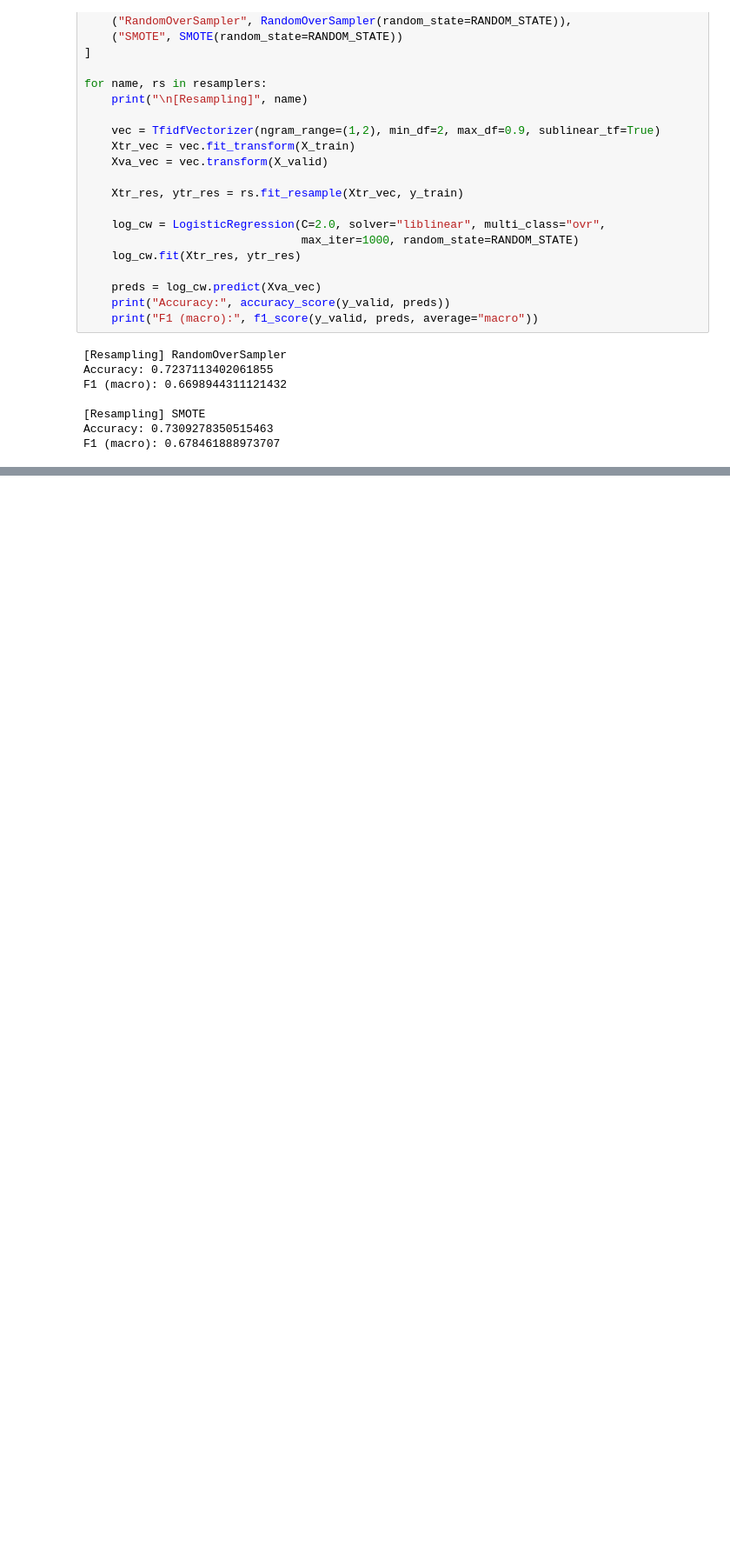
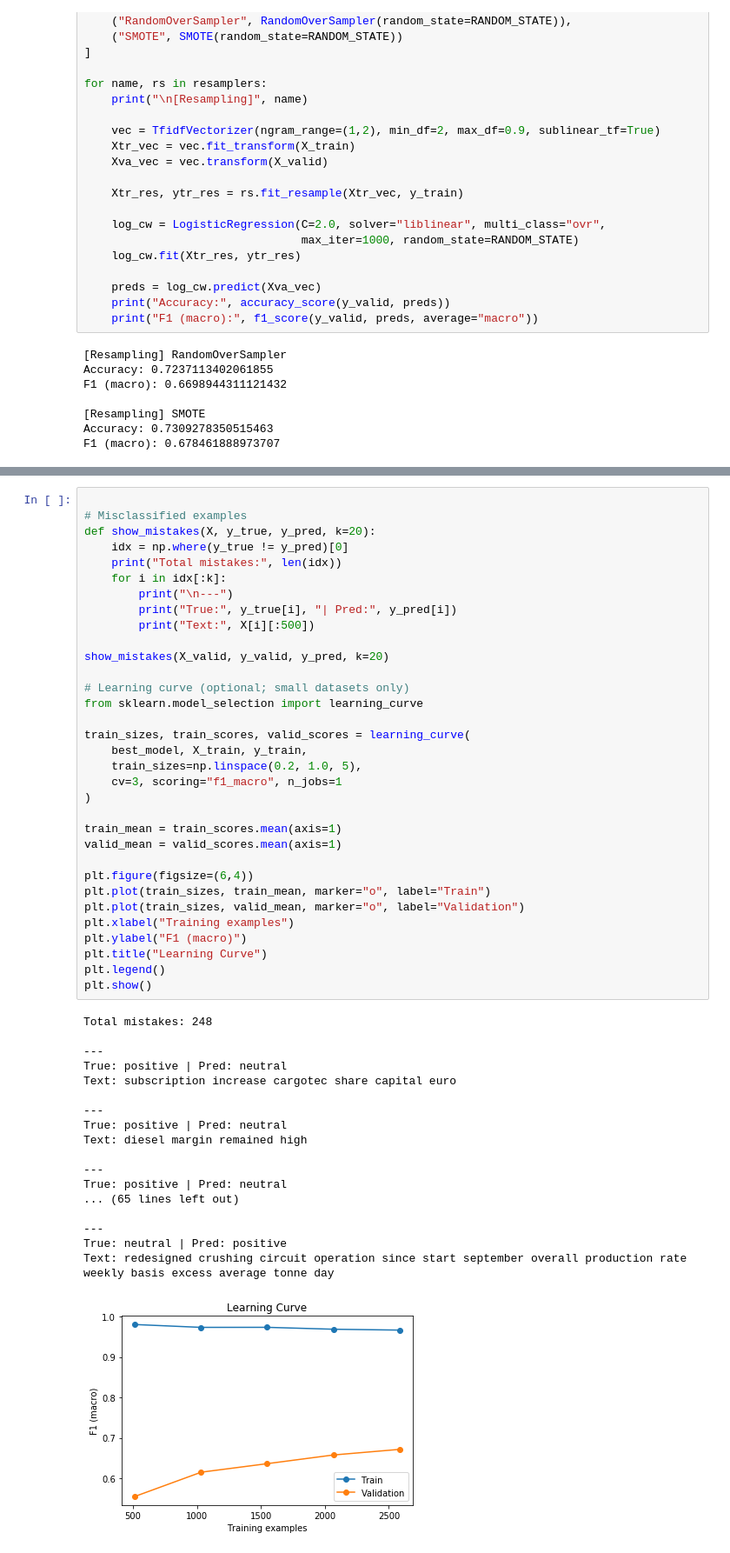
Before and after one commit to victorjohnsonk/SentimentAnalyser, a Jupyter notebook: sentiment-analyser.ipynb, the cells around one changed output, grey strips where cells are left out. Shown at 87% size. Drawn from its saved outputs; the diff is of its cells as text; blank space fills up the shorter version.

```diff
--- a/sentiment-analyser.ipynb
+++ b/sentiment-analyser.ipynb
@@ -421,0 +477,52 @@ F1 (macro): 0.678461888973707
+# %%
+
+# Misclassified examples
+def show_mistakes(X, y_true, y_pred, k=20):
+    idx = np.where(y_true != y_pred)[0]
+    print("Total mistakes:", len(idx))
+    for i in idx[:k]:
+        print("\n---")
+        print("True:", y_true[i], "| Pred:", y_pred[i])
+        print("Text:", X[i][:500])
+
+show_mistakes(X_valid, y_valid, y_pred, k=20)
+
+# Learning curve (optional; small datasets only)
+from sklearn.model_selection import learning_curve
+
+train_sizes, train_scores, valid_scores = learning_curve(
+    best_model, X_train, y_train,
+    train_sizes=np.linspace(0.2, 1.0, 5),
+    cv=3, scoring="f1_macro", n_jobs=1
+)
+
+train_mean = train_scores.mean(axis=1)
+valid_mean = valid_scores.mean(axis=1)
+
+plt.figure(figsize=(6,4))
+plt.plot(train_sizes, train_mean, marker="o", label="Train")
+plt.plot(train_sizes, valid_mean, marker="o", label="Validation")
+plt.xlabel("Training examples")
+plt.ylabel("F1 (macro)")
+plt.title("Learning Curve")
+plt.legend()
+plt.show()
+# %% [output]
+Total mistakes: 248
+
+---
+True: positive | Pred: neutral
+Text: subscription increase cargotec share capital euro
+
+---
+True: positive | Pred: neutral
+Text: diesel margin remained high
+
+---
+True: positive | Pred: neutral
+... (65 lines left out)
+
+---
+True: neutral | Pred: positive
+Text: redesigned crushing circuit operation since start september overall production rate weekly basis excess average tonne day
+[figure, added]
```
Also changed, not shown: parts of 3 cells of this notebook.
